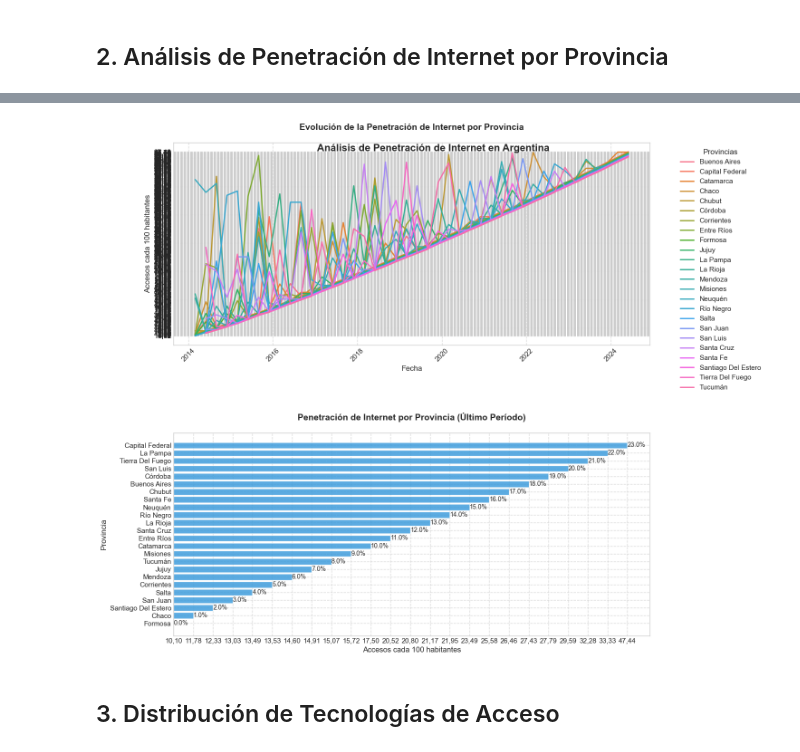
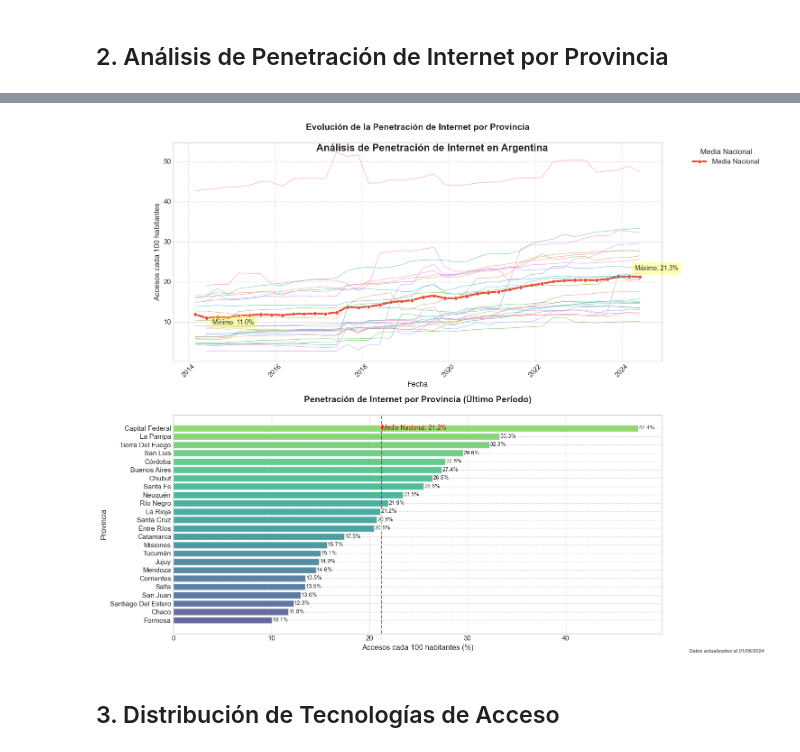
Before and after one commit to JuliaGastellu/dashboard-conectividad-ENACOM, a Jupyter notebook: notebooks/EDA.ipynb, the cells around one changed output, grey strips where cells are left out. Saved outputs shown, nothing was run; the diff lists cells and outputs as text; code cells hidden in the pictures.

```diff
--- a/notebooks/EDA.ipynb
+++ b/notebooks/EDA.ipynb
@@ -159,16 +197,15 @@ plt.show()
 # %% [markdown]
 ## 2. Análisis de Penetración de Internet por Provincia
 # %%
+# Configurar el estilo
+plt.style.use('seaborn-v0_8-whitegrid')
+sns.set_palette("husl")
+
 # Crear figura con subplots
 fig, (ax1, ax2) = plt.subplots(2, 1, figsize=(15, 12))
 
 # Gráfico 1: Evolución temporal
 df_penetracion = datasets['Internet Penetración Provincias']
-print("\nDataset: Internet Penetración Provincias")
-print("Columnas disponibles:")
-print(df_penetracion.columns.tolist())
-print("\nPrimeras filas:")
-print(df_penetracion.head())
 
 # Crear columna de fecha si no existe
 if 'fecha' not in df_penetracion.columns:
@@ -177,14 +214,35 @@ if 'fecha' not in df_penetracion.columns:
         (df_penetracion['trimestre'] * 3).astype(str).str.zfill(2) + '-01'
     )
 
-# Crear el gráfico de línea
+# Convertir valores a float
+df_penetracion['accesos_cada_100_habitantes'] = df_penetracion['accesos_cada_100_habitantes'].str.replace(',', '.').astype(float)
+
+# Calcular la media nacional para cada período
+media_nacional = df_penetracion.groupby('fecha')['accesos_cada_100_habitantes'].mean().reset_index()
+
+# Crear el gráfico de línea para la media nacional
+sns.lineplot(
+    data=media_nacional,
+    x='fecha',
+    y='accesos_cada_100_habitantes',
+    ax=ax1,
+    linewidth=3,
+    color='#e74c3c',
+    label='Media Nacional',
+    marker='o',
+    markersize=6
+)
+
+# Crear el gráfico de línea para las provincias
 sns.lineplot(
     data=df_penetracion,
     x='fecha',
     y='accesos_cada_100_habitantes',
     hue='provincias',
     ax=ax1,
-    linewidth=2
+    linewidth=1,
+    alpha=0.5,
+    legend=False
 )
 
 # Personalizar el primer gráfico
@@ -194,7 +252,23 @@ ax1.set_xlabel('Fecha', fontsize=12)
 ax1.set_ylabel('Accesos cada 100 habitantes', fontsize=12)
 ax1.tick_params(axis='x', rotation=45)
 ax1.grid(True, linestyle='--', alpha=0.7)
-ax1.legend(bbox_to_anchor=(1.05, 1), loc='upper left', title='Provincias')
+ax1.legend(bbox_to_anchor=(1.05, 1), loc='upper left', title='Media Nacional')
+
+# Agregar anotaciones para valores máximos y mínimos de la media nacional
+max_val = media_nacional['accesos_cada_100_habitantes'].max()
+min_val = media_nacional['accesos_cada_100_habitantes'].min()
+max_date = media_nacional.loc[media_nacional['accesos_cada_100_habitantes'] == max_val, 'fecha'].iloc[0]
+min_date = media_nacional.loc[media_nacional['accesos_cada_100_habitantes'] == min_val, 'fecha'].iloc[0]
+
+ax1.annotate(f'Máximo: {max_val:.1f}%',
+            xy=(max_date, max_val),
+            xytext=(10, 10), textcoords='offset points',
+            bbox=dict(boxstyle='round,pad=0.5', fc='yellow', alpha=0.3))
+
+ax1.annotate(f'Mínimo: {min_val:.1f}%',
+            xy=(min_date, min_val),
+            xytext=(10, -10), textcoords='offset points',
+            bbox=dict(boxstyle='round,pad=0.5', fc='yellow', alpha=0.3))
 
 # Gráfico 2: Distribución actual
 ultimo_periodo = df_penetracion['fecha'].max()
@@ -202,25 +276,34 @@ datos_ultimo_periodo = df_penetracion.loc[
     df_penetracion['fecha'] == ultimo_periodo
 ].sort_values('accesos_cada_100_habitantes', ascending=True)
 
-# Crear el gráfico de barras
+# Crear el gráfico de barras con colores graduados
+colors = plt.cm.viridis(np.linspace(0.2, 0.8, len(datos_ultimo_periodo)))
 bars = ax2.barh(datos_ultimo_periodo['provincias'],
                 datos_ultimo_periodo['accesos_cada_100_habitantes'],
-                color='#3498db',
+                color=colors,
                 alpha=0.8)
 
-# Agregar valores sobre las barras
+# Agregar valores sobre las barras con mejor formato
 for bar in bars:
     width = bar.get_width()
     ax2.text(width, bar.get_y() + bar.get_height()/2,
              f'{width:.1f}%',
-             ha='left', va='center', fontsize=10)
+             ha='left', va='center', fontsize=9,
+             bbox=dict(facecolor='white', alpha=0.7, edgecolor='none', pad=1))
 
 # Personalizar el segundo gráfico
 ax2.set_title('Penetración de Internet por Provincia (Último Período)',
               fontsize=14, pad=20, fontweight='bold')
-ax2.set_xlabel('Accesos cada 100 habitantes', fontsize=12)
+ax2.set_xlabel('Accesos cada 100 habitantes (%)', fontsize=12)
 ax2.set_ylabel('Provincia', fontsize=12)
 ax2.grid(True, linestyle='--', alpha=0.7)
+
+# Agregar línea vertical para la media nacional
+media_actual = datos_ultimo_periodo['accesos_cada_100_habitantes'].mean()
+ax2.axvline(x=media_actual, color='red', linestyle='--', alpha=0.7)
+ax2.text(media_actual, len(datos_ultimo_periodo) - 1,
+         f'Media Nacional: {media_actual:.1f}%',
+         color='red', ha='left', va='center')
 
 # Ajustar el diseño
 plt.tight_layout()
@@ -229,6 +312,11 @@ plt.tight_layout()
 fig.suptitle('Análisis de Penetración de Internet en Argentina',
              fontsize=16, fontweight='bold', y=0.95)
 
+# Agregar nota al pie
+fig.text(0.99, 0.01,
+         f'Datos actualizados al {ultimo_periodo.strftime("%d/%m/%Y")}',
+         fontsize=8, ha='right', style='italic')
+
 # Mostrar el gráfico
 plt.show()
 # %% [output]
@@ -253,4 +323,4 @@ Primeras filas:
-[figure, old version]
+[figure, new version]
 # %% [markdown]
 ## 3. Distribución de Tecnologías de Acceso
 # %%
```
Also changed, not shown: parts of 11 cells of this notebook.
